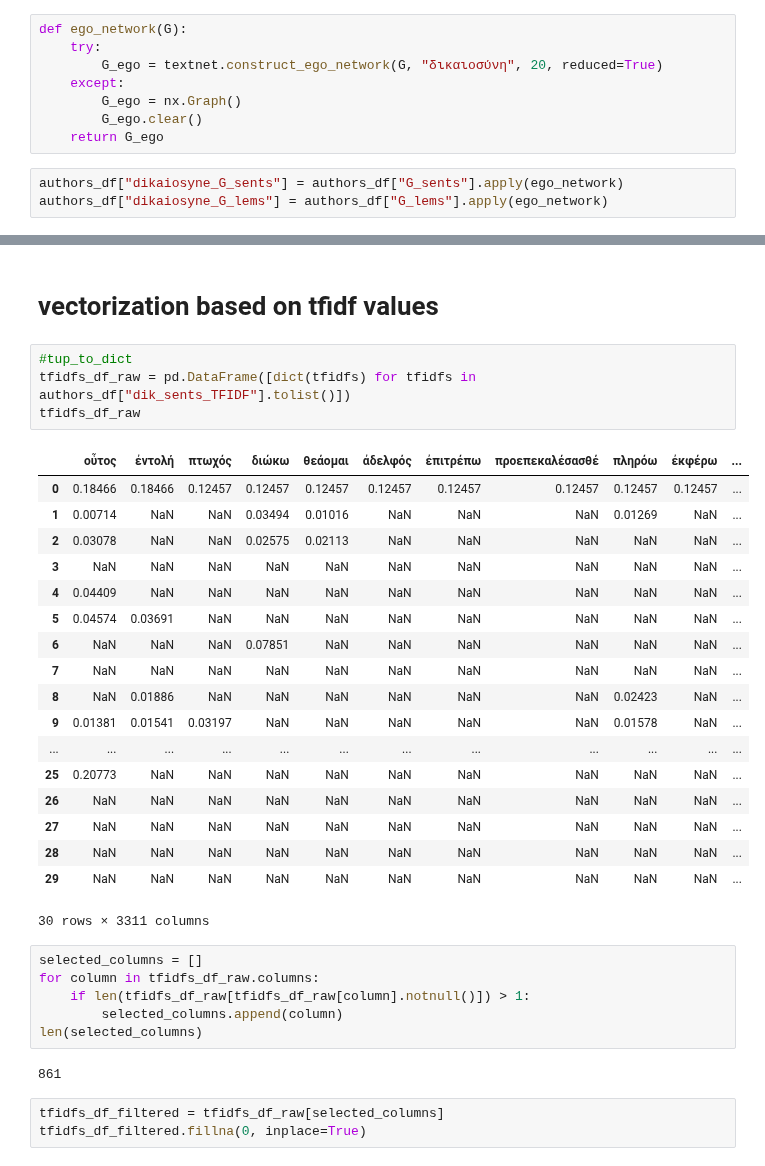
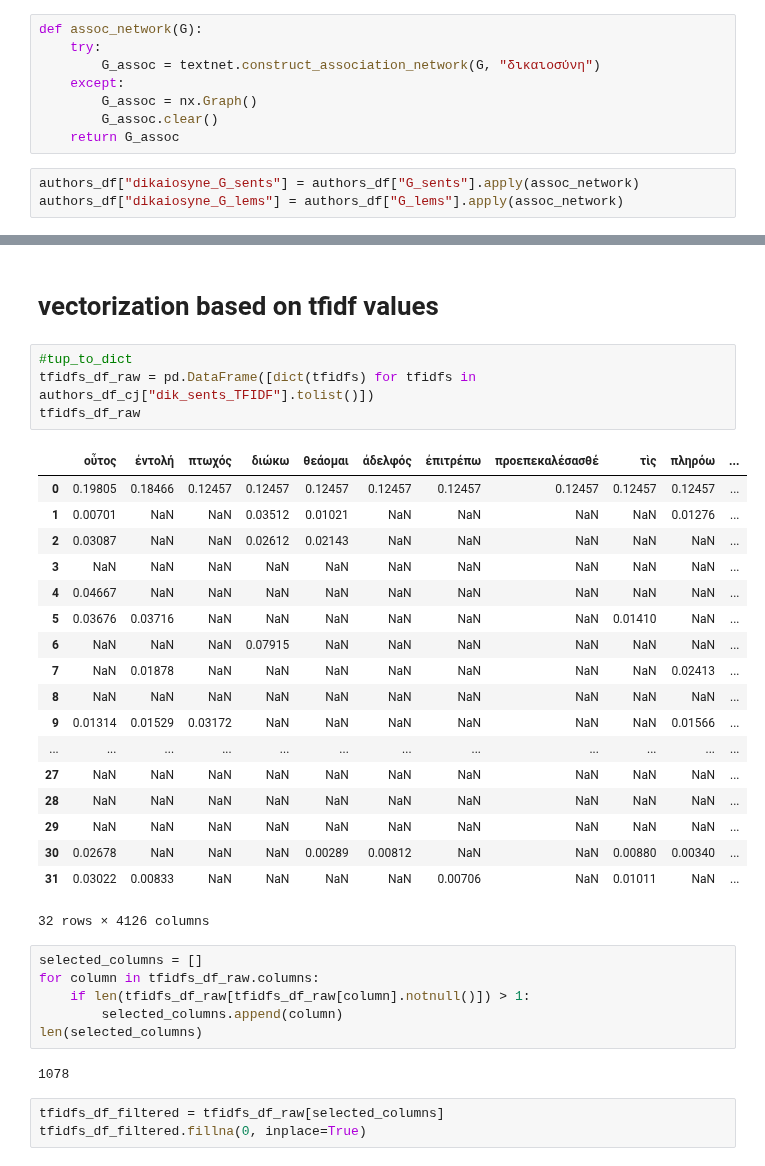
Before and after one commit to kasev/ECCE, a Jupyter notebook: scripts/COMPARING-AUTHORS.ipynb, the cells around one changed output, grey strips where cells are left out. Drawn from its saved outputs; the diff is of its cells as text.

```diff
--- a/scripts/COMPARING-AUTHORS.ipynb
+++ b/scripts/COMPARING-AUTHORS.ipynb
@@ -289,12 +314,12 @@ authors_df["G_lems"] = nx_from_lemmata
 # %%
-def ego_network(G):
+def assoc_network(G):
     try:
-        G_ego = textnet.construct_ego_network(G, "δικαιοσύνη", 20, reduced=True)
+        G_assoc = textnet.construct_association_network(G, "δικαιοσύνη")
     except:
-        G_ego = nx.Graph()
-        G_ego.clear()
-    return G_ego
+        G_assoc = nx.Graph()
+        G_assoc.clear()
+    return G_assoc
 # %%
-authors_df["dikaiosyne_G_sents"] = authors_df["G_sents"].apply(ego_network)
-authors_df["dikaiosyne_G_lems"] = authors_df["G_lems"].apply(ego_network)
+authors_df["dikaiosyne_G_sents"] = authors_df["G_sents"].apply(assoc_network)
+authors_df["dikaiosyne_G_lems"] = authors_df["G_lems"].apply(assoc_network)
 # %%
@@ -506,27 +552,27 @@ nx.to_pandas_adjacency(G_paul).astype(int)
 #  vectorization based on tfidf values
 # %%
 #tup_to_dict
-tfidfs_df_raw = pd.DataFrame([dict(tfidfs) for tfidfs in authors_df["dik_sents_TFIDF"].tolist()])
+tfidfs_df_raw = pd.DataFrame([dict(tfidfs) for tfidfs in authors_df_cj["dik_sents_TFIDF"].tolist()])
 tfidfs_df_raw
 # %% [output]
-|  | οὗτος | ἐντολή | πτωχός | διώκω | θεάομαι | ἀδελφός | ἐπιτρέπω | προεπεκαλέσασθέ | πληρόω | ἐκφέρω | ... |
-| 0 | 0.18466 | 0.18466 | 0.12457 | 0.12457 | 0.12457 | 0.12457 | 0.12457 | 0.12457 | 0.12457 | 0.12457 | ... |
-| 1 | 0.00714 | NaN | NaN | 0.03494 | 0.01016 | NaN | NaN | NaN | 0.01269 | NaN | ... |
-| 2 | 0.03078 | NaN | NaN | 0.02575 | 0.02113 | NaN | NaN | NaN | NaN | NaN | ... |
+|  | οὗτος | ἐντολή | πτωχός | διώκω | θεάομαι | ἀδελφός | ἐπιτρέπω | προεπεκαλέσασθέ | τὶς | πληρόω | ... |
+| 0 | 0.19805 | 0.18466 | 0.12457 | 0.12457 | 0.12457 | 0.12457 | 0.12457 | 0.12457 | 0.12457 | 0.12457 | ... |
+| 1 | 0.00701 | NaN | NaN | 0.03512 | 0.01021 | NaN | NaN | NaN | NaN | 0.01276 | ... |
+| 2 | 0.03087 | NaN | NaN | 0.02612 | 0.02143 | NaN | NaN | NaN | NaN | NaN | ... |
 | 3 | NaN | NaN | NaN | NaN | NaN | NaN | NaN | NaN | NaN | NaN | ... |
-| 4 | 0.04409 | NaN | NaN | NaN | NaN | NaN | NaN | NaN | NaN | NaN | ... |
-| 5 | 0.04574 | 0.03691 | NaN | NaN | NaN | NaN | NaN | NaN | NaN | NaN | ... |
-| 6 | NaN | NaN | NaN | 0.07851 | NaN | NaN | NaN | NaN | NaN | NaN | ... |
-| 7 | NaN | NaN | NaN | NaN | NaN | NaN | NaN | NaN | NaN | NaN | ... |
-| 8 | NaN | 0.01886 | NaN | NaN | NaN | NaN | NaN | NaN | 0.02423 | NaN | ... |
-| 9 | 0.01381 | 0.01541 | 0.03197 | NaN | NaN | NaN | NaN | NaN | 0.01578 | NaN | ... |
+| 4 | 0.04667 | NaN | NaN | NaN | NaN | NaN | NaN | NaN | NaN | NaN | ... |
+| 5 | 0.03676 | 0.03716 | NaN | NaN | NaN | NaN | NaN | NaN | 0.01410 | NaN | ... |
+| 6 | NaN | NaN | NaN | 0.07915 | NaN | NaN | NaN | NaN | NaN | NaN | ... |
+| 7 | NaN | 0.01878 | NaN | NaN | NaN | NaN | NaN | NaN | NaN | 0.02413 | ... |
+| 8 | NaN | NaN | NaN | NaN | NaN | NaN | NaN | NaN | NaN | NaN | ... |
+| 9 | 0.01314 | 0.01529 | 0.03172 | NaN | NaN | NaN | NaN | NaN | NaN | 0.01566 | ... |
 | ... | ... | ... | ... | ... | ... | ... | ... | ... | ... | ... | ... |
-| 25 | 0.20773 | NaN | NaN | NaN | NaN | NaN | NaN | NaN | NaN | NaN | ... |
-| 26 | NaN | NaN | NaN | NaN | NaN | NaN | NaN | NaN | NaN | NaN | ... |
 | 27 | NaN | NaN | NaN | NaN | NaN | NaN | NaN | NaN | NaN | NaN | ... |
 | 28 | NaN | NaN | NaN | NaN | NaN | NaN | NaN | NaN | NaN | NaN | ... |
 | 29 | NaN | NaN | NaN | NaN | NaN | NaN | NaN | NaN | NaN | NaN | ... |
+| 30 | 0.02678 | NaN | NaN | NaN | 0.00289 | 0.00812 | NaN | NaN | 0.00880 | 0.00340 | ... |
+| 31 | 0.03022 | 0.00833 | NaN | NaN | NaN | NaN | 0.00706 | NaN | 0.01011 | NaN | ... |
-30 rows × 3311 columns
+32 rows × 4126 columns
 # %%
 selected_columns = []
 for column in tfidfs_df_raw.columns:
@@ -534,7 +580,7 @@ for column in tfidfs_df_raw.columns:
         selected_columns.append(column)
 len(selected_columns)
 # %% [output]
-861
+1078
 # %%
 tfidfs_df_filtered = tfidfs_df_raw[selected_columns]
 tfidfs_df_filtered.fillna(0, inplace=True)
```
Also changed, not shown: parts of 27 cells of this notebook, 1 other file.
